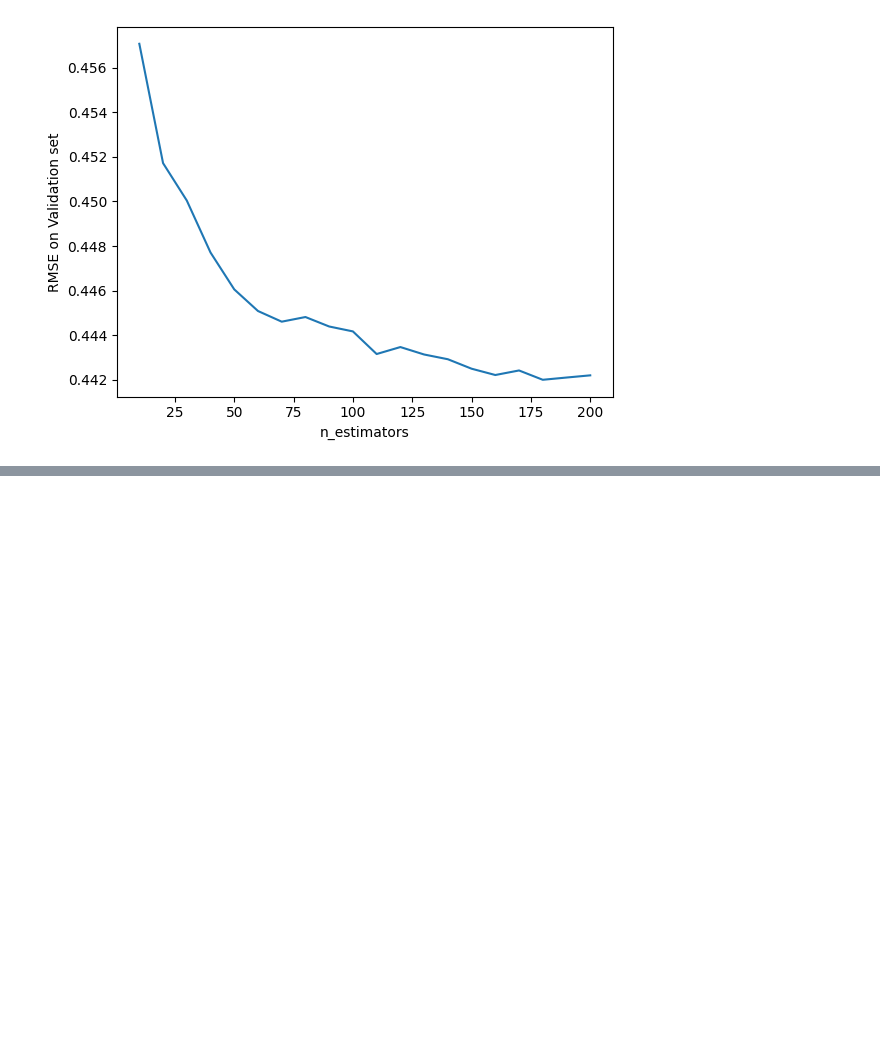
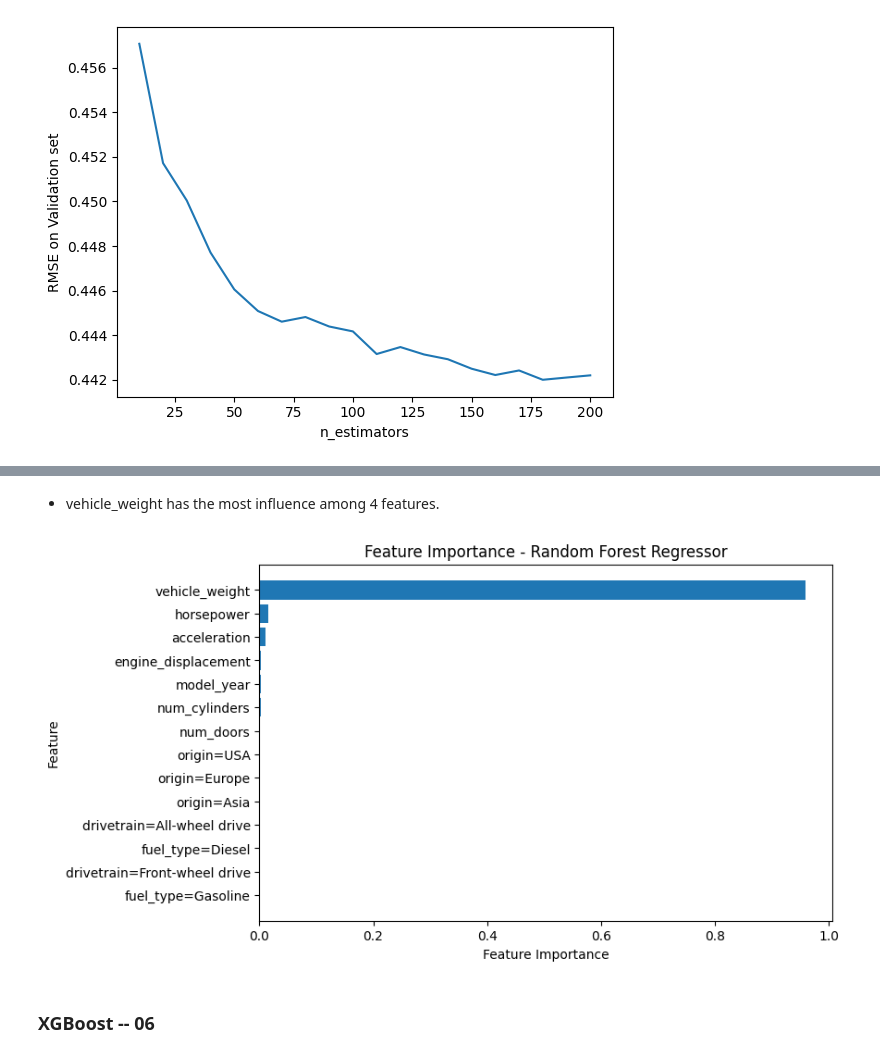
Before and after one commit to rajibulislam1/DataTalksClub, a Jupyter notebook: 2025/06-homework.ipynb, the cells around one changed output, grey strips where cells are left out. Drawn from its saved outputs; the diff is of its cells as text; code cells hidden in the pictures; blank space fills up the shorter version.

Commit message:
XGboost and result

```diff
--- a/2025/06-homework.ipynb
+++ b/2025/06-homework.ipynb
@@ -291,0 +290,3 @@ df_scores_d
+# %%
+rf = RandomForestRegressor(n_estimators = 10,max_depth=20, random_state=1, n_jobs=-1)
+rf.fit(X_train, y_train)
@@ -291,0 +295,4 @@ df_scores_d
+# %%
+# Get feature importances
+importances = rf.feature_importances_
+importances
@@ -291,0 +304,10 @@ df_scores_d
+# %%
+feature_names = dv.get_feature_names_out() # Extract feature name from Transformed data set
+# %%
+# Create a DataFrame
+feature_importance = pd.DataFrame({
+    'Feature': feature_names,
+    'Importance': importances
+}).sort_values(by='Importance', ascending=False)
+
+print(feature_importance)
@@ -291,0 +330,16 @@ df_scores_d
+# %% [markdown]
+* vehicle_weight has the most influence among 4 features.
+# %%
+import matplotlib.pyplot as plt
+
+plt.figure(figsize=(8, 5))
+plt.barh(feature_importance['Feature'], feature_importance['Importance'])
+plt.xlabel('Feature Importance')
+plt.ylabel('Feature')
+plt.title('Feature Importance - Random Forest Regressor')
+plt.gca().invert_yaxis()
+plt.show()
+# %% [output]
+[figure, added]
+# %% [markdown]
+### XGBoost -- 06
```
Also changed, not shown: parts of 13 cells of this notebook.
